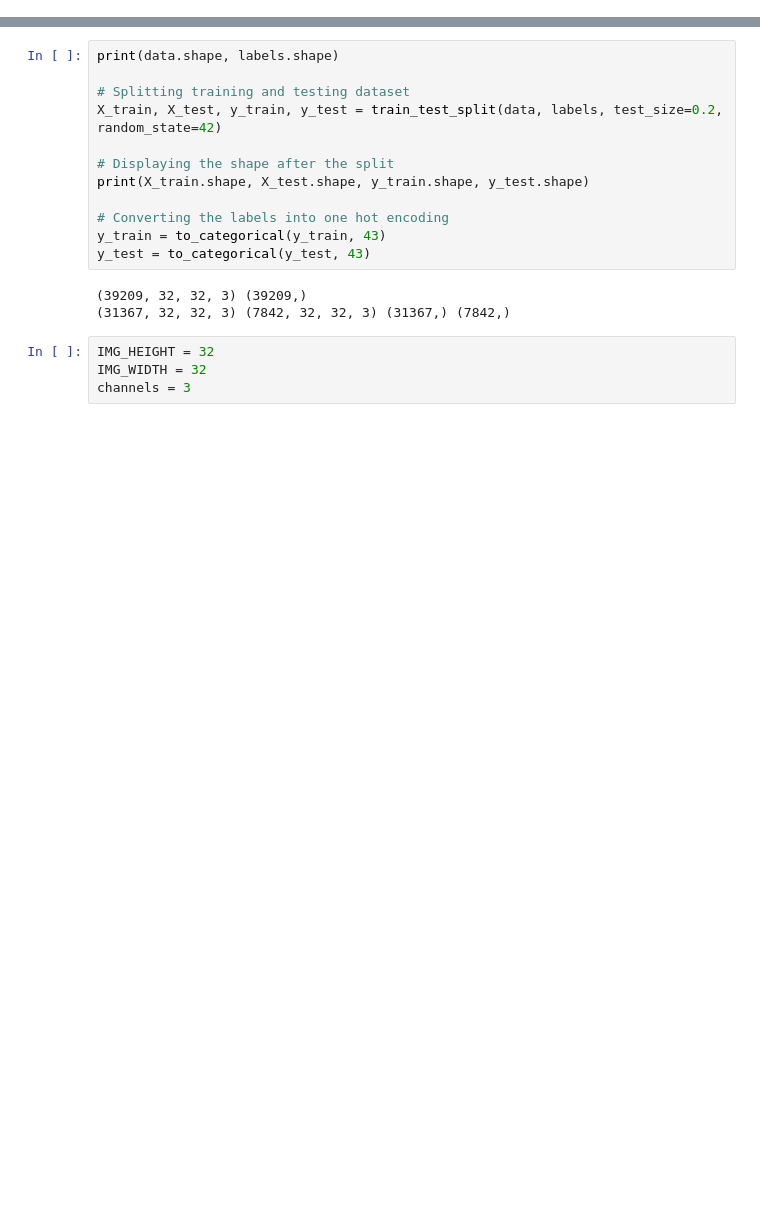
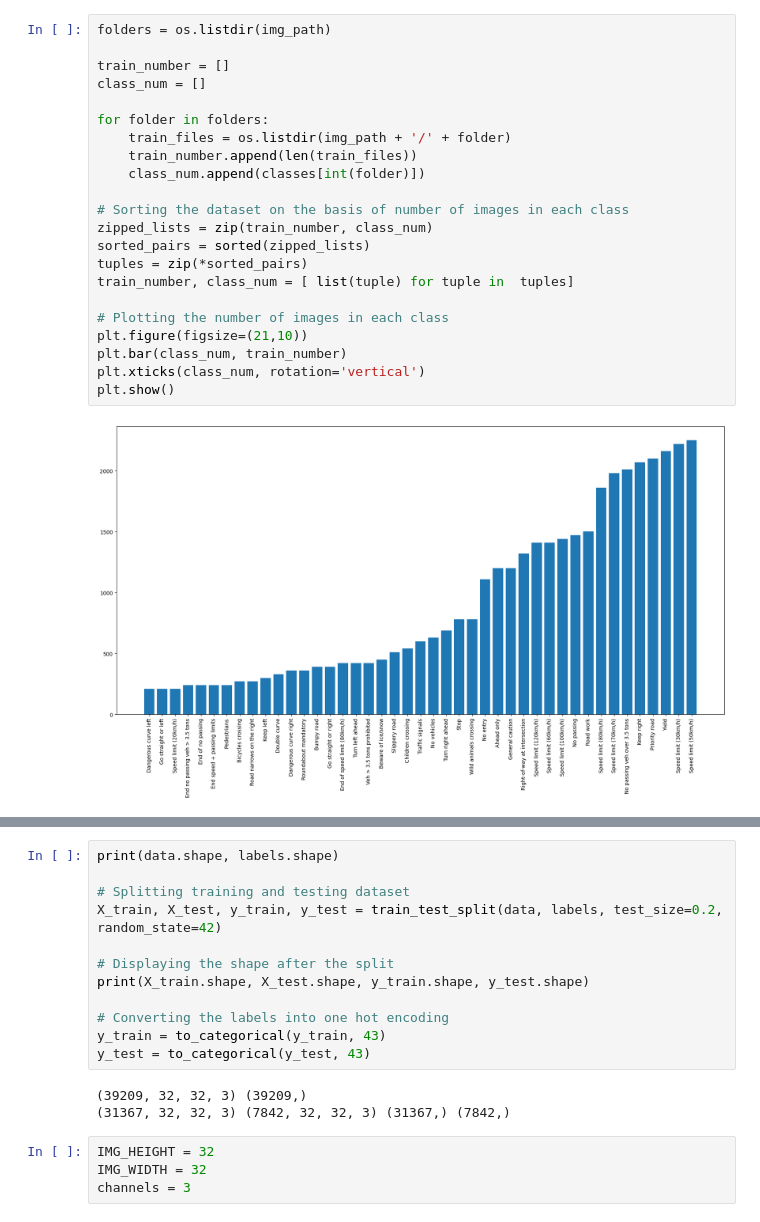
Before and after one commit to ZarnaDevalia/Project1_mathDL2, a Jupyter notebook: Traffic_Sign_Recognization.ipynb, the cells around one changed output, grey strips where cells are left out. Saved outputs shown, nothing was run; the diff lists cells and outputs as text; blank space fills up the shorter version.

```diff
--- a/Traffic_Sign_Recognization.ipynb
+++ b/Traffic_Sign_Recognization.ipynb
@@ -48,3 +91,27 @@ labels = np.array(labels)
+# %%
+folders = os.listdir(img_path)
+
+train_number = []
+class_num = []
+
+for folder in folders:
+    train_files = os.listdir(img_path + '/' + folder)
+    train_number.append(len(train_files))
+    class_num.append(classes[int(folder)])
+
+# Sorting the dataset on the basis of number of images in each class
+zipped_lists = zip(train_number, class_num)
+sorted_pairs = sorted(zipped_lists)
+tuples = zip(*sorted_pairs)
+train_number, class_num = [ list(tuple) for tuple in  tuples]
+
+# Plotting the number of images in each class
+plt.figure(figsize=(21,10))
+plt.bar(class_num, train_number)
+plt.xticks(class_num, rotation='vertical')
+plt.show()
+# %% [output]
+[figure, added]
 # %%
 import random
 from matplotlib.image import imread
```
Also changed, not shown: parts of 13 cells of this notebook.
